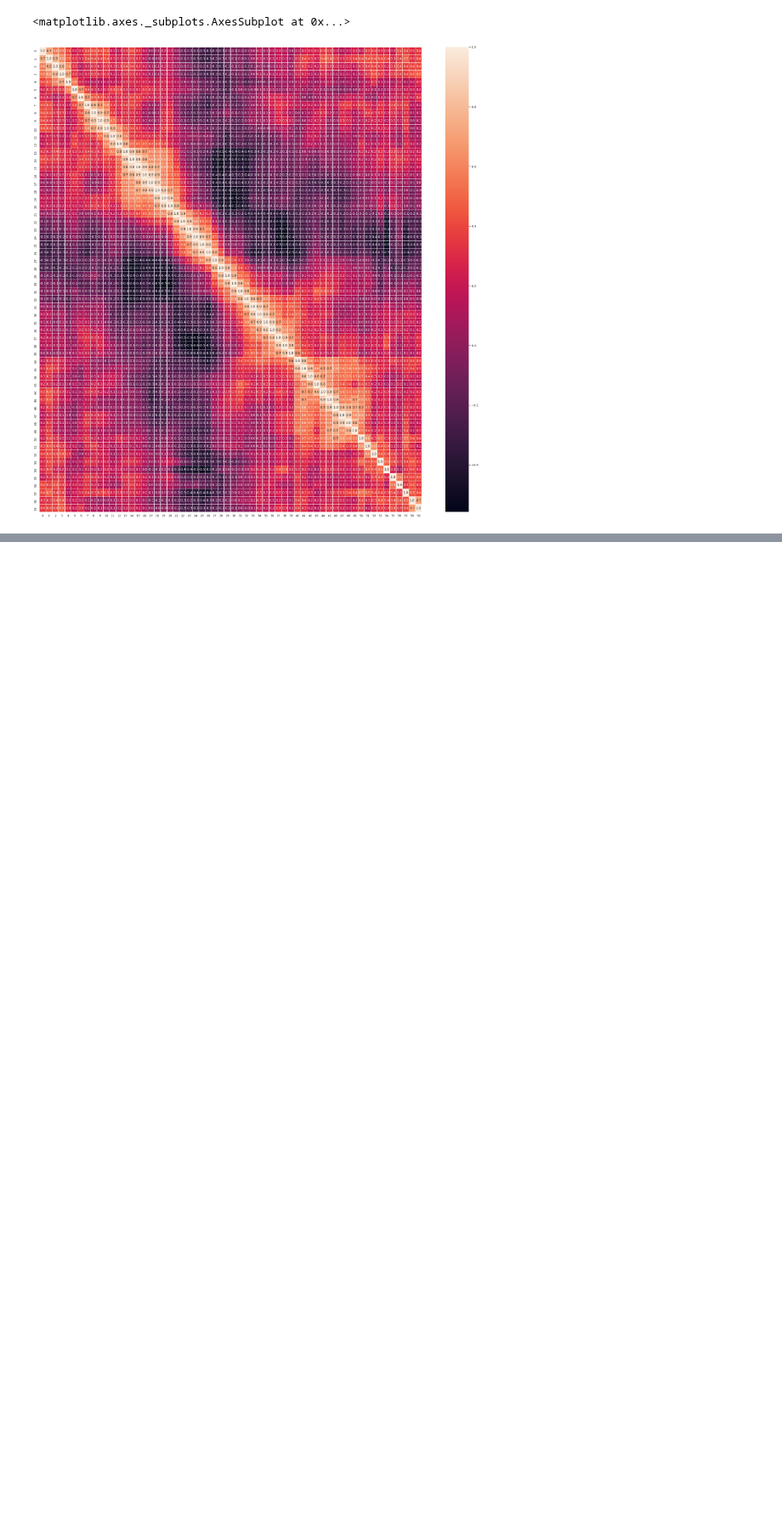
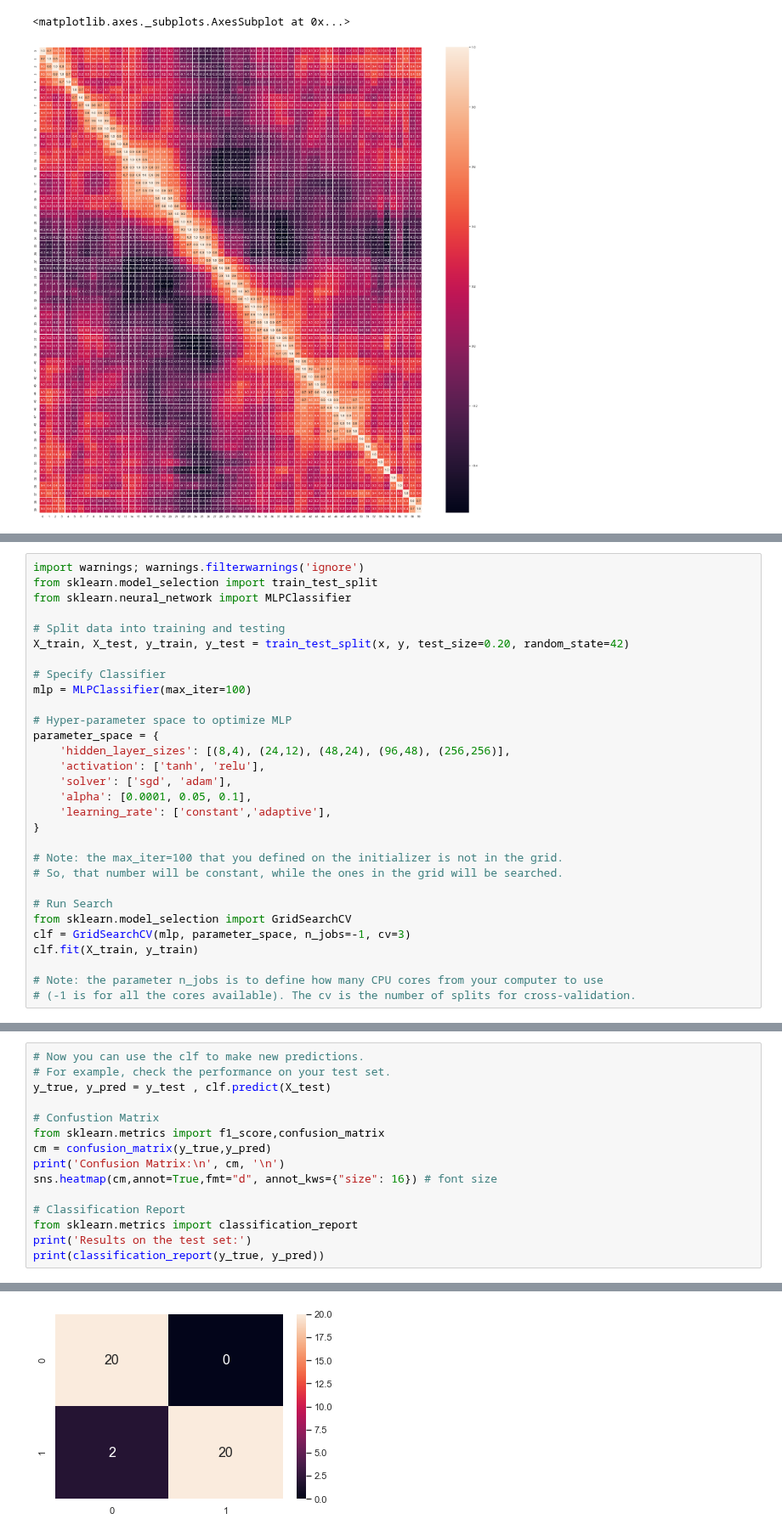
Before and after one commit to borodark/ie7860, a Jupyter notebook: Feature Selection and Visualization Sonar Data Set.ipynb, the cells around one changed output, grey strips where cells are left out. Shown at 85% size. Saved outputs shown, nothing was run; the diff lists cells and outputs as text; blank space fills up the shorter version.

```diff
--- a/Feature Selection and Visualization Sonar Data Set.ipynb
+++ b/Feature Selection and Visualization Sonar Data Set.ipynb
@@ -173,0 +234,30 @@ sns.heatmap(x.corr(), annot=True, linewidths=.5, fmt= '.1f',ax=ax)
+# %%
+import warnings; warnings.filterwarnings('ignore')
+from sklearn.model_selection import train_test_split
+from sklearn.neural_network import MLPClassifier
+
+# Split data into training and testing
+X_train, X_test, y_train, y_test = train_test_split(x, y, test_size=0.20, random_state=42)
+
+# Specify Classifier
+mlp = MLPClassifier(max_iter=100)
+
+# Hyper-parameter space to optimize MLP
+parameter_space = {
+    'hidden_layer_sizes': [(8,4), (24,12), (48,24), (96,48), (256,256)],
+    'activation': ['tanh', 'relu'],
+    'solver': ['sgd', 'adam'],
+    'alpha': [0.0001, 0.05, 0.1],
+    'learning_rate': ['constant','adaptive'],
+}
+
+# Note: the max_iter=100 that you defined on the initializer is not in the grid.
+# So, that number will be constant, while the ones in the grid will be searched.
+
+# Run Search
+from sklearn.model_selection import GridSearchCV
+clf = GridSearchCV(mlp, parameter_space, n_jobs=-1, cv=3)
+clf.fit(X_train, y_train)
+
+# Note: the parameter n_jobs is to define how many CPU cores from your computer to use
+# (-1 is for all the cores available). The cv is the number of splits for cross-validation.
@@ -173,0 +312,16 @@ sns.heatmap(x.corr(), annot=True, linewidths=.5, fmt= '.1f',ax=ax)
+# %%
+# Now you can use the clf to make new predictions.
+# For example, check the performance on your test set.
+y_true, y_pred = y_test , clf.predict(X_test)
+
+# Confustion Matrix
+from sklearn.metrics import f1_score,confusion_matrix
+cm = confusion_matrix(y_true,y_pred)
+print('Confusion Matrix:\n', cm, '\n')
+sns.heatmap(cm,annot=True,fmt="d", annot_kws={"size": 16}) # font size
+
+# Classification Report
+from sklearn.metrics import classification_report
+print('Results on the test set:')
+print(classification_report(y_true, y_pred))
+# %% [output]
@@ -173,0 +341 @@ sns.heatmap(x.corr(), annot=True, linewidths=.5, fmt= '.1f',ax=ax)
+[figure, added]
```
Also changed, not shown: parts of 14 cells of this notebook, 2 other files.
